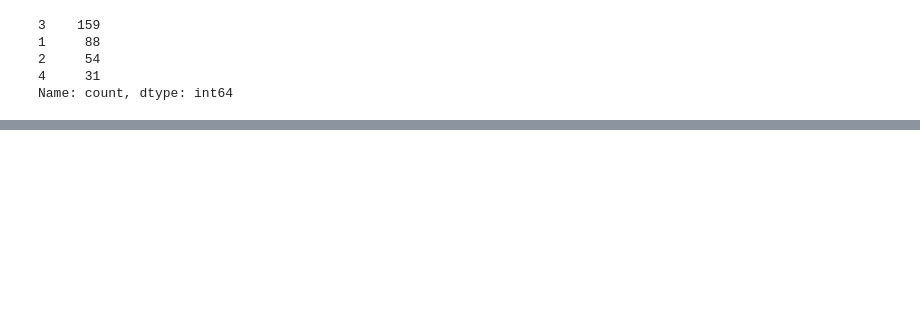
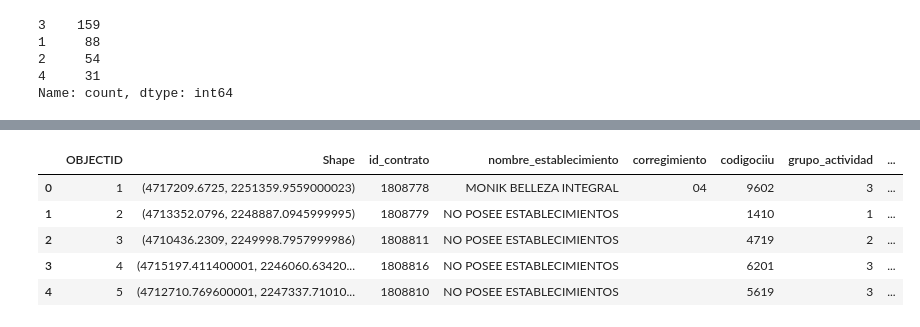
Before and after one commit to jdavidortega/Geographic_Data_Science_with_Python, a Jupyter notebook: Geospatial/autocorrelacion_espacial.ipynb, the cells around one changed output, grey strips where cells are left out. Saved outputs shown, nothing was run; the diff lists cells and outputs as text; code cells hidden in the pictures; blank space fills up the shorter version.

```diff
--- a/Geospatial/autocorrelacion_espacial.ipynb
+++ b/Geospatial/autocorrelacion_espacial.ipynb
@@ -301,0 +316,19 @@ Name: count, dtype: int64
+# %%
+establecimientos_gdf = gpd.GeoDataFrame(
+    establecimientos,
+    geometry=gpd.points_from_xy(establecimientos["longitud"], establecimientos["latitud"]),
+    crs="EPSG:4326"  # Sistema geográfico WGS84
+)
+# %%
+# Reproyectar establecimientos al CRS de los barrios
+if barrios.crs is not None and barrios.crs != establecimientos_gdf.crs:
+    establecimientos_gdf = establecimientos_gdf.to_crs(barrios.crs)
+
+establecimientos_gdf.head()
+# %% [output]
+|  | OBJECTID | Shape | id_contrato | nombre_establecimiento | corregimiento | codigociiu | grupo_actividad | ... |
+| 0 | 1 | (4717209.6725, 2251359.9559000023) | 1808778 | MONIK BELLEZA INTEGRAL | 04 | 9602 | 3 | ... |
+| 1 | 2 | (4713352.0796, 2248887.0945999995) | 1808779 | NO POSEE ESTABLECIMIENTOS |  | 1410 | 1 | ... |
+| 2 | 3 | (4710436.2309, 2249998.7957999986) | 1808811 | NO POSEE ESTABLECIMIENTOS |  | 4719 | 2 | ... |
+| 3 | 4 | (4715197.411400001, 2246060.63420... | 1808816 | NO POSEE ESTABLECIMIENTOS |  | 6201 | 3 | ... |
+| 4 | 5 | (4712710.769600001, 2247337.71010... | 1808810 | NO POSEE ESTABLECIMIENTOS |  | 5619 | 3 | ... |
```
Also changed, not shown: parts of 14 cells of this notebook, 1 other file.
